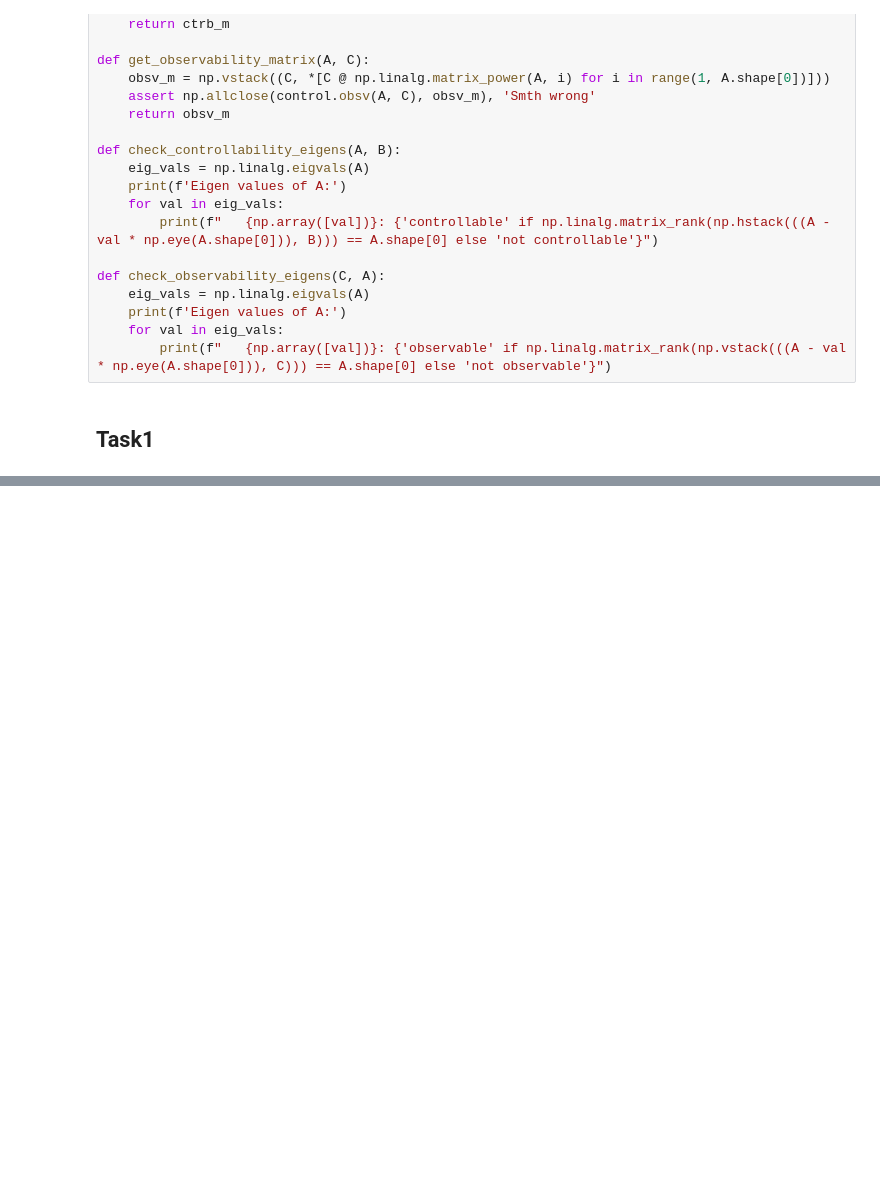
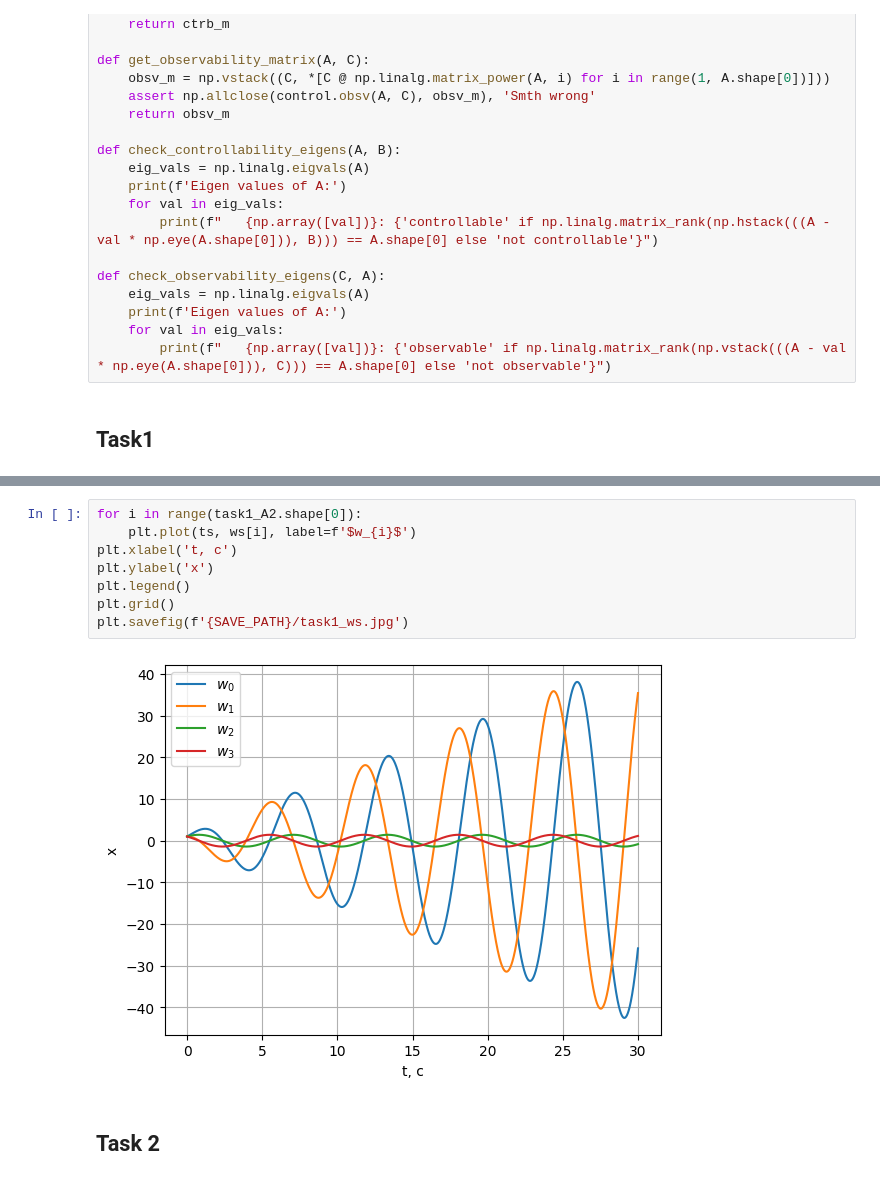
Before and after one commit to lalayants/control-theory-itmo-2023-2024, a Jupyter notebook: spring/Lab12/lab12.ipynb, the cells around one changed output, grey strips where cells are left out. Cells and saved outputs as stored; diff of their text form; blank space fills up the shorter version.

```diff
--- a/spring/Lab12/lab12.ipynb
+++ b/spring/Lab12/lab12.ipynb
@@ -87,0 +157,12 @@ ValueError: Incompatible dimensions (3, 3) (4, 4)
+# %%
+for i in range(task1_A2.shape[0]):
+    plt.plot(ts, ws[i], label=f'$w_{i}$')
+plt.xlabel('t, c')
+plt.ylabel('x')
+plt.legend()
+plt.grid()
+plt.savefig(f'{SAVE_PATH}/task1_ws.jpg')
+# %% [output]
+[figure, added]
+# %% [markdown]
+## Task 2
```
Also changed, not shown: parts of 24 cells of this notebook, 5 other files.
